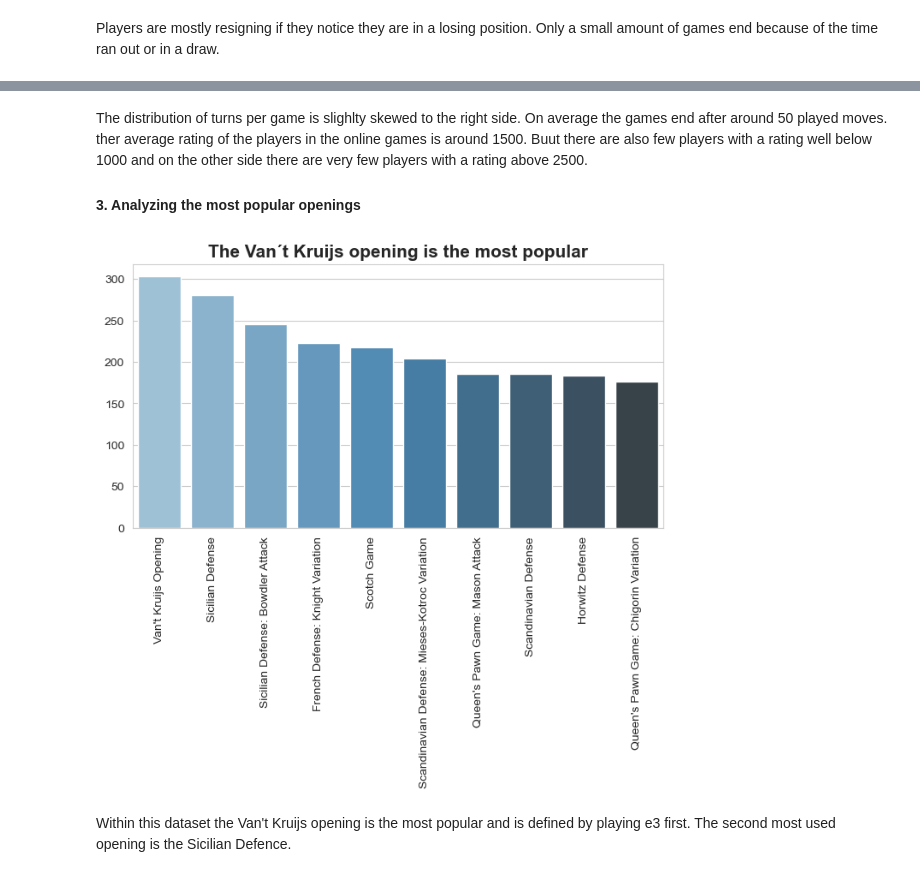
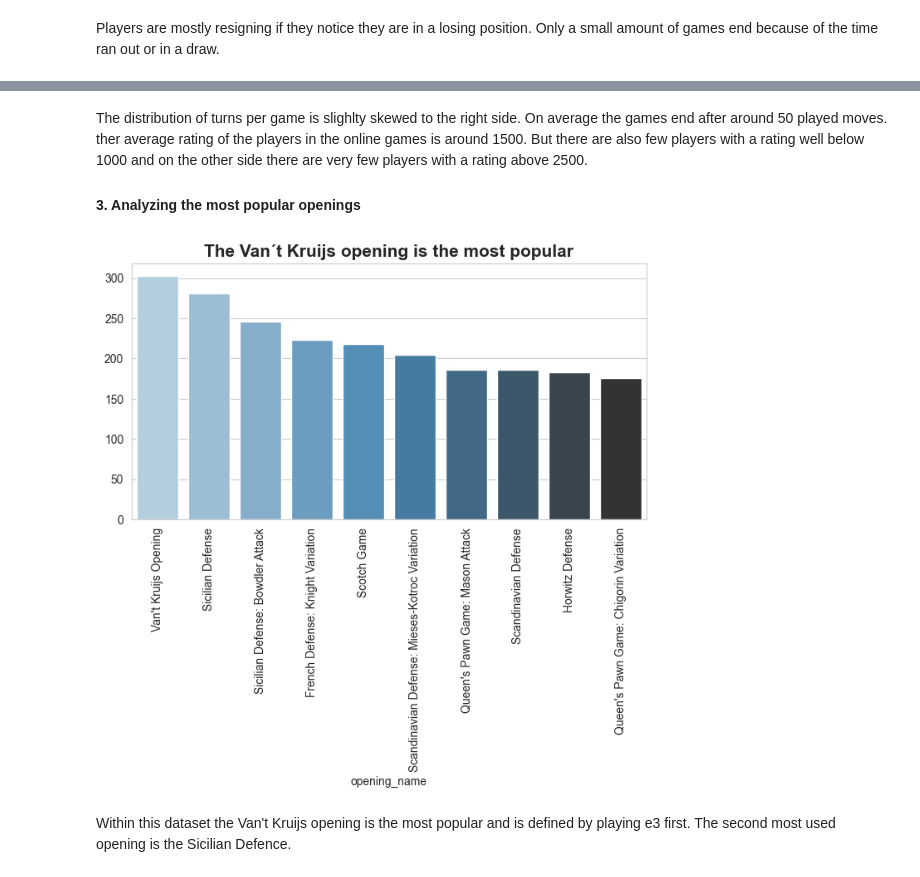
Before and after one commit to FredericWeiss/Online-Chess-Analysis, a Jupyter notebook: online_chess_analysis.ipynb, the cells around one changed output, grey strips where cells are left out. Saved outputs shown, nothing was run; the diff lists cells and outputs as text; code cells hidden in the pictures.

```diff
--- a/online_chess_analysis.ipynb
+++ b/online_chess_analysis.ipynb
@@ -258,22 +261,22 @@ plt.show()
 # %% [markdown]
-The distribution of turns per game is slighlty skewed to the right side. On average the games end after around 50 played moves. ther average rating of the players in the online games is around 1500. Buut there are also few players with a rating well below 1000 and on the other side there are very few players with a rating above 2500.
+The distribution of turns per game is slighlty skewed to the right side. On average the games end after around 50 played moves. ther average rating of the players in the online games is around 1500. But there are also few players with a rating well below 1000 and on the other side there are very few players with a rating above 2500.
 
 #### 3. Analyzing the most popular openings
 # %%
 # Openings used in the chess games
 
 df_opening = df_final[df_final.rated == True] # making sure we are only considering ranked games
 
 unique_opening_eco = df_opening.opening_name.value_counts()[:10]
 
 sns.set_style("whitegrid")
 fig, ax = plt.subplots(figsize=(8, 4))
-ax = sns.barplot(x=unique_opening_eco.index, y=unique_opening_eco.values, palette='Blues_d')
+ax = sns.barplot(x=unique_opening_eco.index, y=unique_opening_eco.values, palette='Blues_d', hue=np.arange(1,11)/10, legend=False)
 ax.set_title('The Van´t Kruijs opening is the most popular', font=font_dict_title)
 
 plt.xticks(np.arange(10), unique_opening_eco.index.to_list(), font=font_dict_labels, rotation=90)
 plt.show()
 # %% [output]
-[figure, old version]
+[figure, new version]
 # %% [markdown]
 Within this dataset the Van't Kruijs opening is the most popular and is defined by playing e3 first. The second most used opening is the Sicilian Defence.
```
Also changed, not shown: parts of 13 cells of this notebook.
